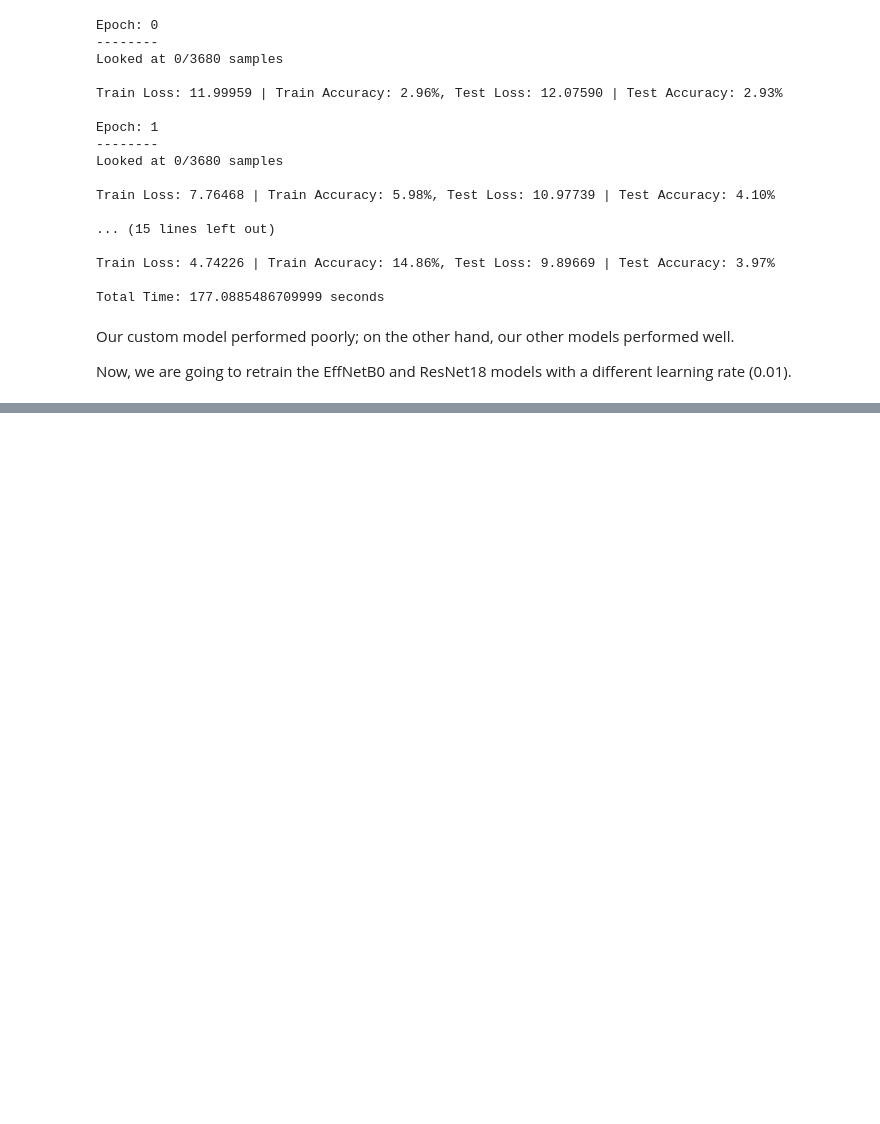
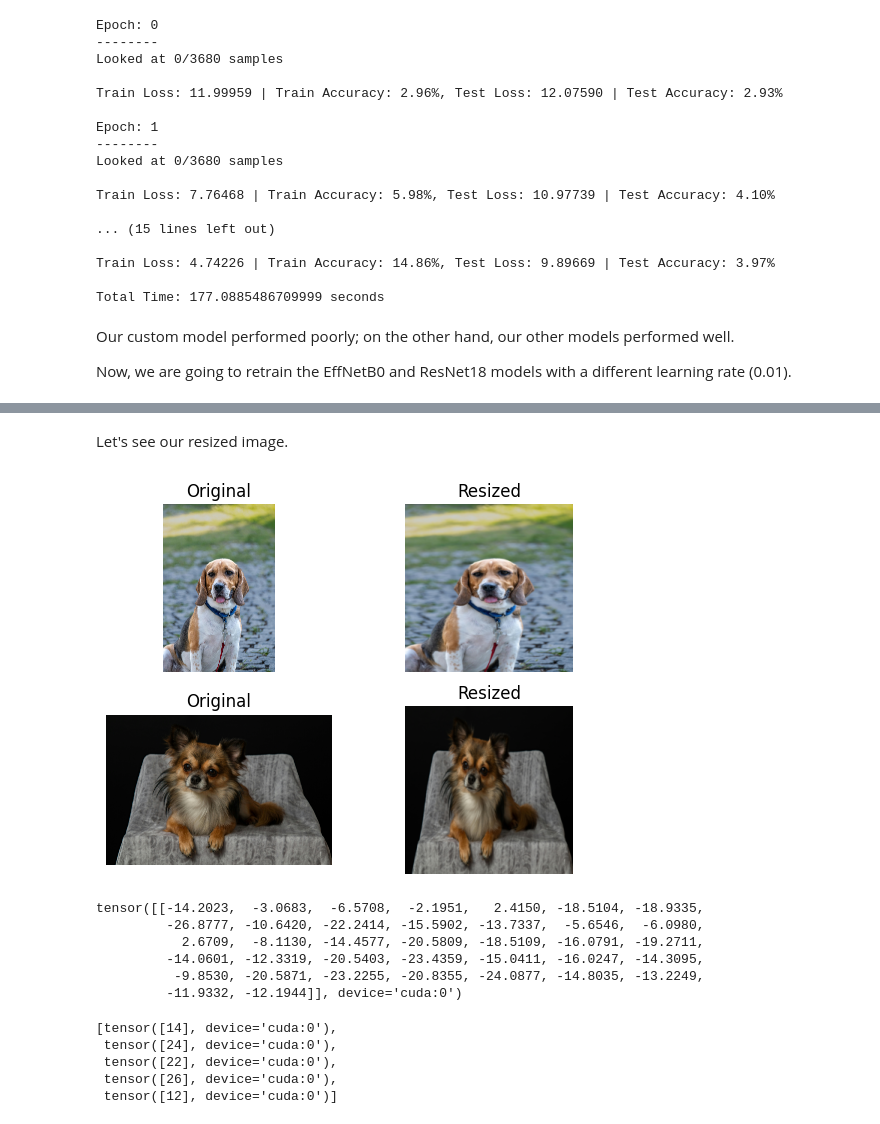
Before and after one commit to ayberkozcan/image-recognition-pytorch, a Jupyter notebook: Image_Classification_with_OxfordIIITPet.ipynb, the cells around one changed output, grey strips where cells are left out. Cells and saved outputs as stored; diff of their text form; code cells hidden in the pictures; blank space fills up the shorter version.

```diff
--- a/Image_Classification_with_OxfordIIITPet.ipynb
+++ b/Image_Classification_with_OxfordIIITPet.ipynb
@@ -692,0 +833,11 @@ Our dataframe shows that it would be better to use the ResNet18 model with a tes
+# %%
+from torchvision import transforms
+
+image_transform = transforms.Compose([
+    transforms.Resize((224, 224))
+])
+
+resized_images = []
+for image in images:
+  resized_image = image_transform(image)
+  resized_images.append(resized_image)
@@ -692,0 +853,24 @@ Our dataframe shows that it would be better to use the ResNet18 model with a tes
+# %% [markdown]
+Let's see our resized image.
+# %%
+plt.subplot(2, 2, 1)
+plt.imshow(images[0].permute(1, 2, 0))
+plt.title("Original")
+plt.axis(False)
+
+plt.subplot(2, 2, 2)
+plt.imshow(resized_images[0].permute(1, 2, 0))
+plt.title("Resized")
+plt.axis(False);
+
+plt.subplot(2, 2, 3)
+plt.imshow(images[1].permute(1, 2, 0))
+plt.title("Original")
+plt.axis(False)
+
+plt.subplot(2, 2, 4)
+plt.imshow(resized_images[1].permute(1, 2, 0))
+plt.title("Resized")
+plt.axis(False);
+# %% [output]
+[figure, added]
@@ -692,0 +886,9 @@ Our dataframe shows that it would be better to use the ResNet18 model with a tes
+# %%
+predictions[0]
+# %% [output]
+tensor([[-14.2023,  -3.0683,  -6.5708,  -2.1951,   2.4150, -18.5104, -18.9335,
+         -26.8777, -10.6420, -22.2414, -15.5902, -13.7337,  -5.6546,  -6.0980,
+           2.6709,  -8.1130, -14.4577, -20.5809, -18.5109, -16.0791, -19.2711,
+         -14.0601, -12.3319, -20.5403, -23.4359, -15.0411, -16.0247, -14.3095,
+          -9.8530, -20.5871, -23.2255, -20.8355, -24.0877, -14.8035, -13.2249,
+         -11.9332, -12.1944]], device='cuda:0')
@@ -692,0 +902,8 @@ Our dataframe shows that it would be better to use the ResNet18 model with a tes
+# %%
+prediction_labels
+# %% [output]
+[tensor([14], device='cuda:0'),
+ tensor([24], device='cuda:0'),
+ tensor([22], device='cuda:0'),
+ tensor([26], device='cuda:0'),
+ tensor([12], device='cuda:0')]
```
Also changed, not shown: parts of 37 cells of this notebook.
